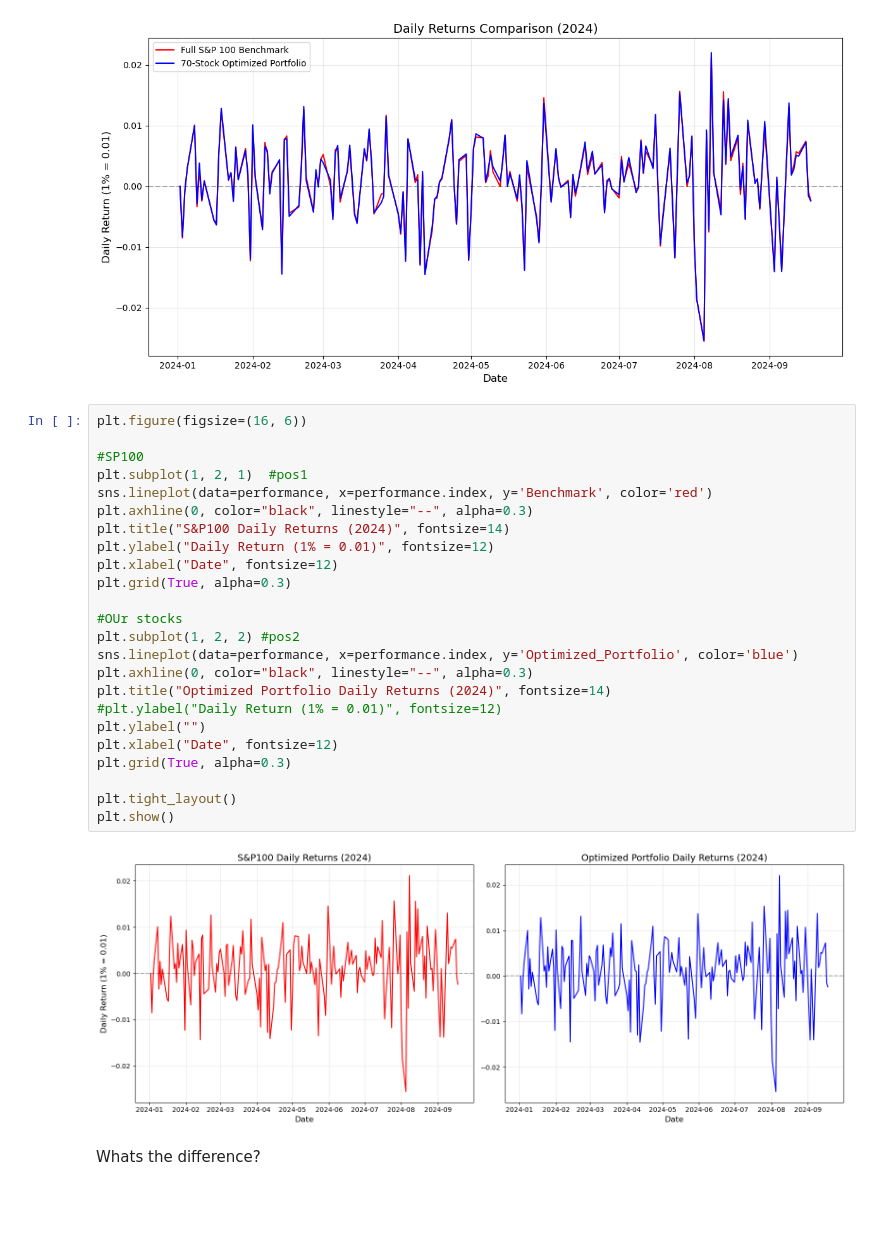
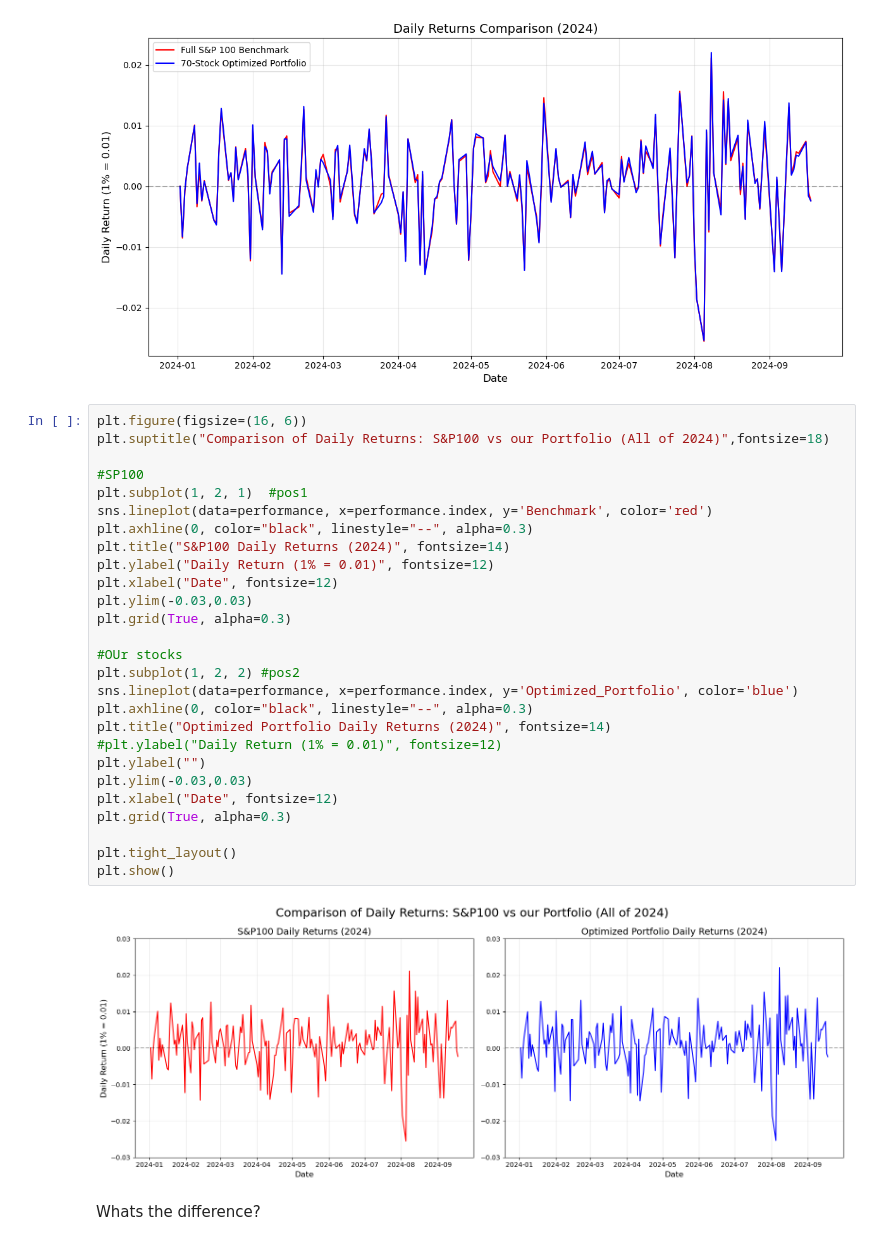
Before and after one commit to HughP01/MScAI_AIDm, a Jupyter notebook: Code/YfPython.ipynb, the cells around one changed output. Drawn from its saved outputs; the diff is of its cells as text; blank space fills up the shorter version.

```diff
--- a/Code/YfPython.ipynb
+++ b/Code/YfPython.ipynb
@@ -106,30 +106,33 @@ plt.show()
 [figure]
 # %%
 plt.figure(figsize=(16, 6))
+plt.suptitle("Comparison of Daily Returns: S&P100 vs our Portfolio (All of 2024)",fontsize=18)
 
 #SP100
 plt.subplot(1, 2, 1)  #pos1
 sns.lineplot(data=performance, x=performance.index, y='Benchmark', color='red')
 plt.axhline(0, color="black", linestyle="--", alpha=0.3)
 plt.title("S&P100 Daily Returns (2024)", fontsize=14)
 plt.ylabel("Daily Return (1% = 0.01)", fontsize=12)
 plt.xlabel("Date", fontsize=12)
+plt.ylim(-0.03,0.03)
 plt.grid(True, alpha=0.3)
 
 #OUr stocks
 plt.subplot(1, 2, 2) #pos2
 sns.lineplot(data=performance, x=performance.index, y='Optimized_Portfolio', color='blue')
 plt.axhline(0, color="black", linestyle="--", alpha=0.3)
 plt.title("Optimized Portfolio Daily Returns (2024)", fontsize=14)
 #plt.ylabel("Daily Return (1% = 0.01)", fontsize=12)
 plt.ylabel("")
+plt.ylim(-0.03,0.03)
 plt.xlabel("Date", fontsize=12)
 plt.grid(True, alpha=0.3)
 
 plt.tight_layout()
 plt.show()
 # %% [output]
-[figure, old version]
+[figure, new version]
 # %% [markdown]
 Whats the difference?
 # %%
```
Also changed, not shown: parts of 13 cells of this notebook.
